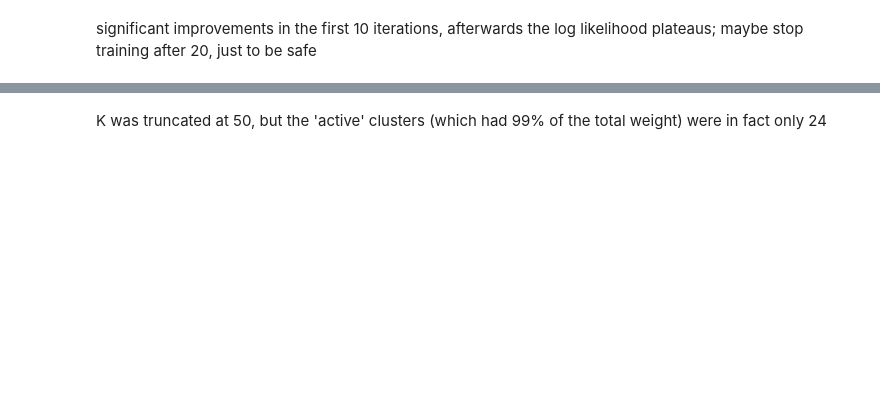
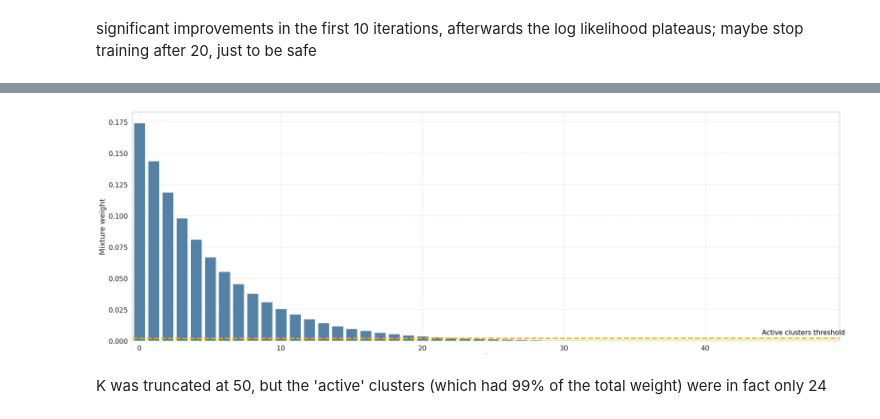
Before and after one commit to gabrieljiglau/Anomaly_Detection, a Jupyter notebook: src/fraud_detection.ipynb, the cells around one changed output, grey strips where cells are left out. Saved outputs shown, nothing was run; the diff lists cells and outputs as text; code cells hidden in the pictures; blank space fills up the shorter version.

```diff
--- a/src/fraud_detection.ipynb
+++ b/src/fraud_detection.ipynb
@@ -90,6 +111,26 @@ fig.add_hline(y=0.002, line_dash="dash", line_color="orange",
 fig.show()
 # %% [output]
 [interactive output not drawn]
+# %%
+plt.figure(figsize=(24, 8))
+sns.set_theme(style="whitegrid", font_scale=1.4)
+sns.barplot(mixing_weights, color='steelblue')
+
+plt.xlabel("Cluter index", fontsize=1.4)
+plt.ylabel("Mixture weight")
+
+plt.gca().xaxis.set_major_locator(ticker.MultipleLocator(10))
+plt.grid(True, which='both', linestyle='--', linewidth=0.5)
+
+plt.axhline(y=0.002, color='orange', linestyle='--', linewidth=3)
+plt.text(x=len(mixing_weights) - 6, y=0.002 + 0.003, s='Active clusters threshold', color='black', fontsize=15)
+
+
+plt.tight_layout()
+
+plt.savefig("../assets/Clusters_weight.png")
+# %% [output]
+[figure, added]
 # %% [markdown]
 K was truncated at 50, but the 'active' clusters (which had 99% of the total weight) were in fact only 24
 # %%
```
Also changed, not shown: parts of 7 cells of this notebook, 3 other files.
